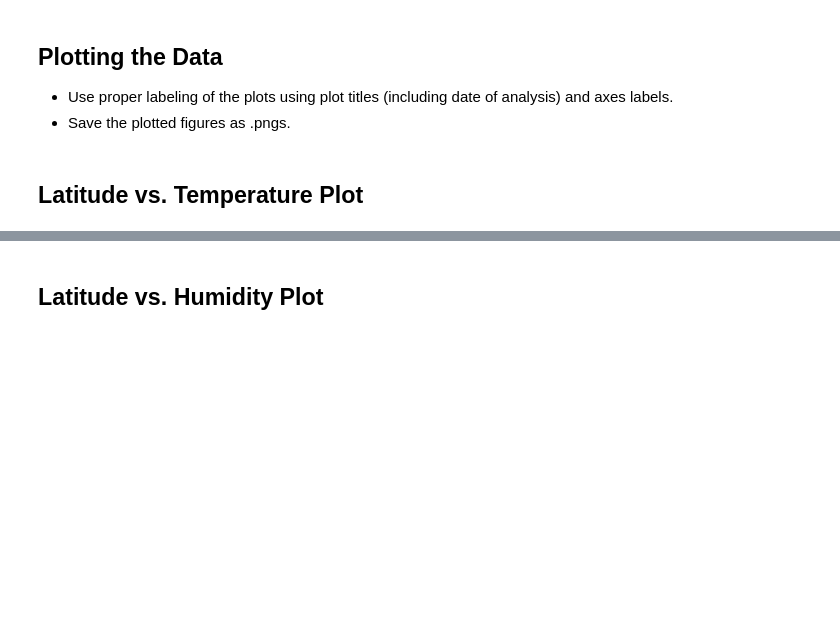
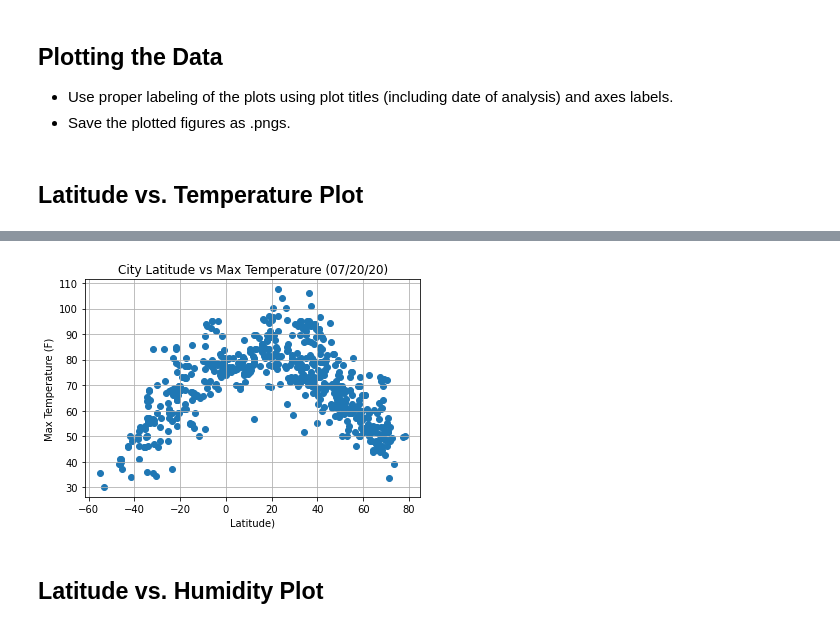
Before and after one commit to Ntorres95/python-api-challenge, a Jupyter notebook: WeatherPy.ipynb, the cells around one changed output, grey strips where cells are left out. Cells and saved outputs as stored; diff of their text form; code cells hidden in the pictures; blank space fills up the shorter version.

Commit message:
finished weatherpy

```diff
--- a/WeatherPy.ipynb
+++ b/WeatherPy.ipynb
@@ -259,2 +232,33 @@ Int64Index([], dtype='int64')
+# %%
+#pulling the values to be graphed
+max_temp_data = weather_df['Max Temp'].tolist()
+latitude_data = weather_df['lat'].tolist()
+
+#convert the temperature data
+converted_temp = []
+
+for item in max_temp_data:
+    f = (float(item) - 273.15) * 1.8 + 32
+    converted_temp.append(f)
+
+#sanity check
+#print(max_temp_data)
+
+#adding labels
+plt.xlabel("Latitude)")
+plt.ylabel("Max Temperature (F)")
+plt.title("City Latitude vs Max Temperature (07/20/20)")
+
+#plotting the graph
+plt.scatter(latitude_data, converted_temp)
+
+#adding a grid
+plt.grid(True)
+
+plt.savefig('output_data/fig1.png')
+
+plt.show()
+# %% [output]
+[figure, added]
 # %% [markdown]
 ## Latitude vs. Humidity Plot
```
Also changed, not shown: parts of 35 cells of this notebook, 5 other files.
